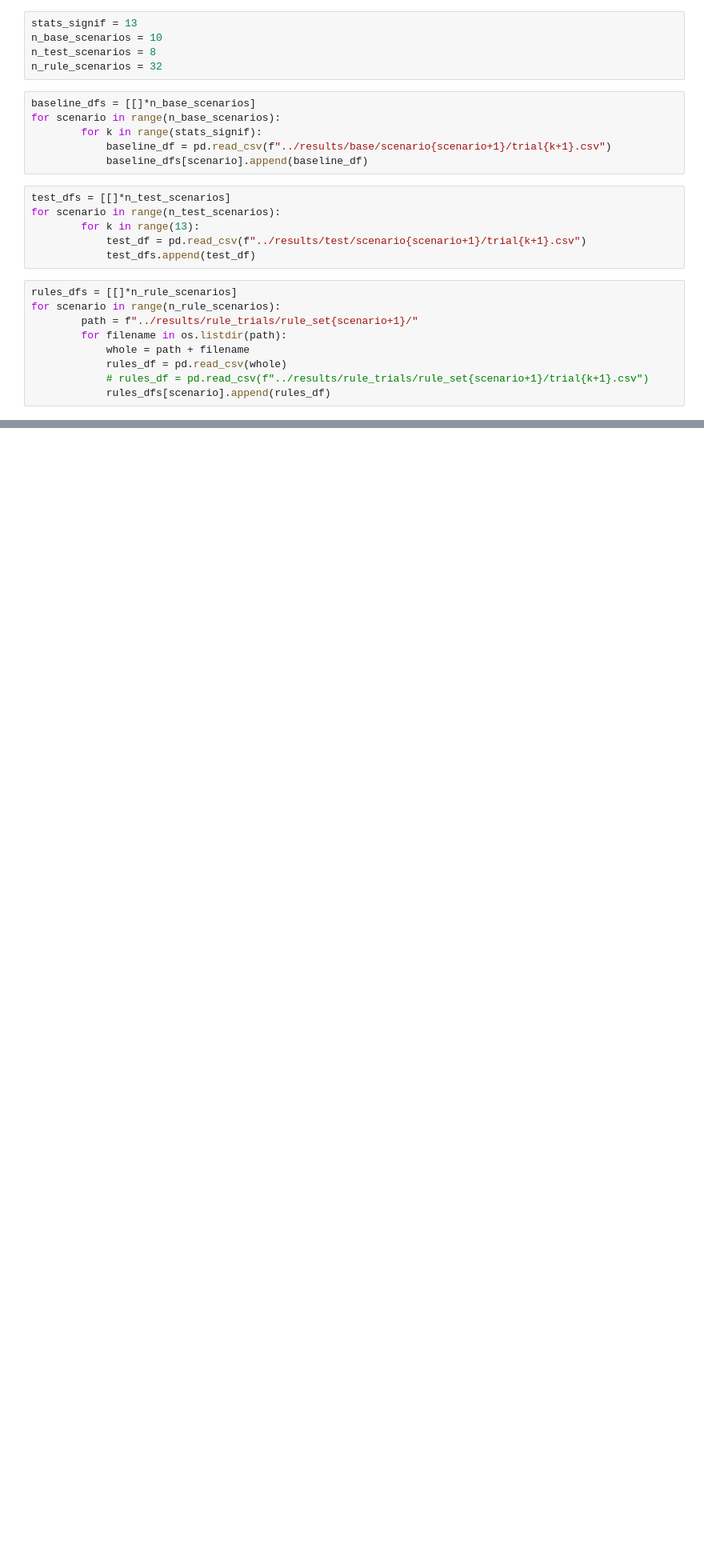
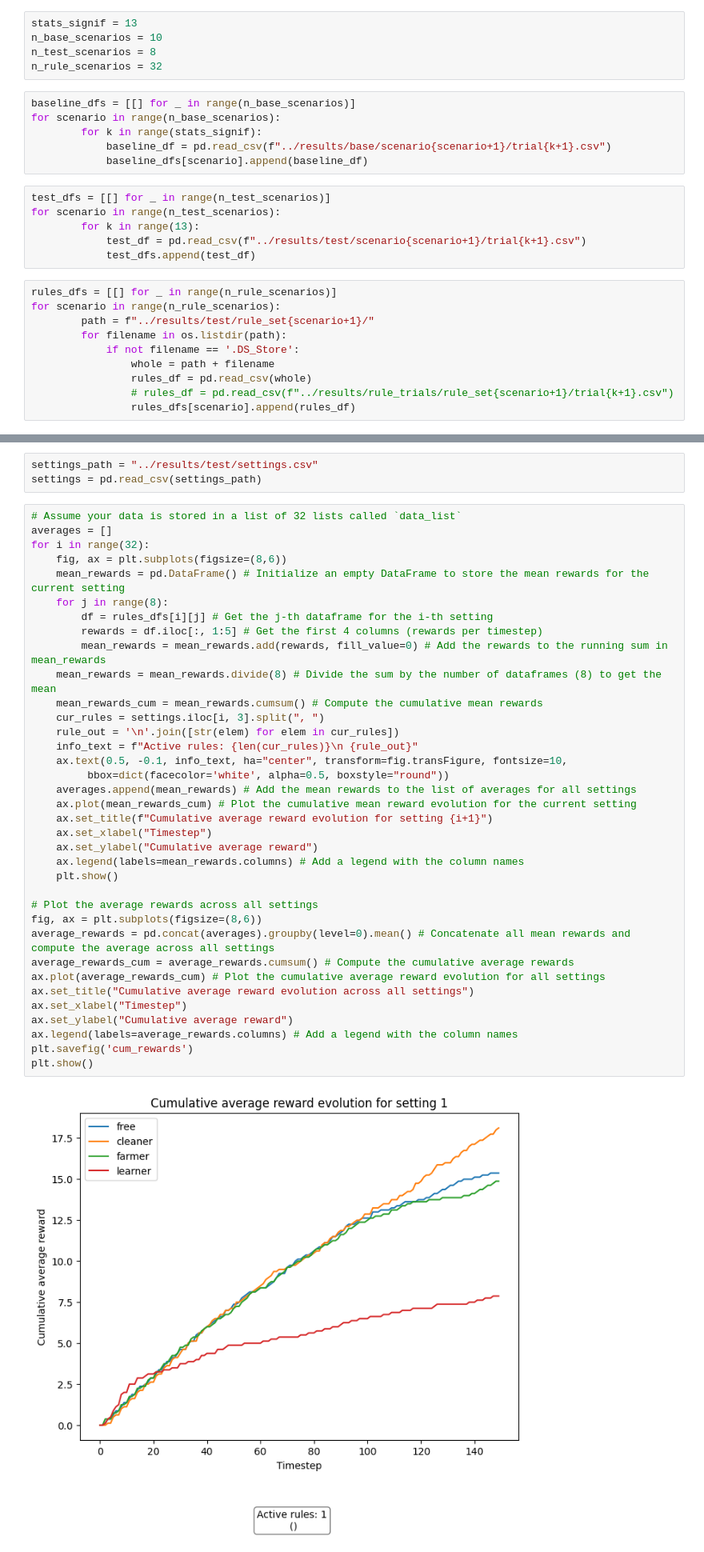
Before and after one commit to ninell-oldenburg/social-contracts, a Jupyter notebook: examples/eval_scripts/plots.ipynb, the cells around one changed output, grey strips where cells are left out. Shown at 80% size. Drawn from its saved outputs; the diff is of its cells as text; blank space fills up the shorter version.

```diff
--- a/examples/eval_scripts/plots.ipynb
+++ b/examples/eval_scripts/plots.ipynb
@@ -9,23 +9,24 @@ n_base_scenarios = 10
 n_test_scenarios = 8
 n_rule_scenarios = 32
 # %%
-baseline_dfs = [[]*n_base_scenarios]
+baseline_dfs = [[] for _ in range(n_base_scenarios)]
 for scenario in range(n_base_scenarios):
         for k in range(stats_signif):
             baseline_df = pd.read_csv(f"../results/base/scenario{scenario+1}/trial{k+1}.csv")
             baseline_dfs[scenario].append(baseline_df)
 # %%
-test_dfs = [[]*n_test_scenarios]
+test_dfs = [[] for _ in range(n_test_scenarios)]
 for scenario in range(n_test_scenarios):
         for k in range(13):
             test_df = pd.read_csv(f"../results/test/scenario{scenario+1}/trial{k+1}.csv")
             test_dfs.append(test_df)
 # %%
-rules_dfs = [[]*n_rule_scenarios]
+rules_dfs = [[] for _ in range(n_rule_scenarios)]
 for scenario in range(n_rule_scenarios):
-        path = f"../results/rule_trials/rule_set{scenario+1}/"
+        path = f"../results/test/rule_set{scenario+1}/"
         for filename in os.listdir(path):
-            whole = path + filename
-            rules_df = pd.read_csv(whole)
-            # rules_df = pd.read_csv(f"../results/rule_trials/rule_set{scenario+1}/trial{k+1}.csv")
-            rules_dfs[scenario].append(rules_df)
+            if not filename == '.DS_Store':
+                whole = path + filename
+                rules_df = pd.read_csv(whole)
+                # rules_df = pd.read_csv(f"../results/rule_trials/rule_set{scenario+1}/trial{k+1}.csv")
+                rules_dfs[scenario].append(rules_df)
@@ -31,0 +35,41 @@ for scenario in range(n_rule_scenarios):
+# %%
+settings_path = "../results/test/settings.csv"
+settings = pd.read_csv(settings_path)
+# %%
+# Assume your data is stored in a list of 32 lists called `data_list`
+averages = []
+for i in range(32):
+    fig, ax = plt.subplots(figsize=(8,6))
+    mean_rewards = pd.DataFrame() # Initialize an empty DataFrame to store the mean rewards for the current setting
+    for j in range(8):
+        df = rules_dfs[i][j] # Get the j-th dataframe for the i-th setting
+        rewards = df.iloc[:, 1:5] # Get the first 4 columns (rewards per timestep)
+        mean_rewards = mean_rewards.add(rewards, fill_value=0) # Add the rewards to the running sum in mean_rewards
+    mean_rewards = mean_rewards.divide(8) # Divide the sum by the number of dataframes (8) to get the mean
+    mean_rewards_cum = mean_rewards.cumsum() # Compute the cumulative mean rewards
+    cur_rules = settings.iloc[i, 3].split(", ")
+    rule_out = '\n'.join([str(elem) for elem in cur_rules])
+    info_text = f"Active rules: {len(cur_rules)}\n {rule_out}"
+    ax.text(0.5, -0.1, info_text, ha="center", transform=fig.transFigure, fontsize=10,
+         bbox=dict(facecolor='white', alpha=0.5, boxstyle="round"))
+    averages.append(mean_rewards) # Add the mean rewards to the list of averages for all settings
+    ax.plot(mean_rewards_cum) # Plot the cumulative mean reward evolution for the current setting
+    ax.set_title(f"Cumulative average reward evolution for setting {i+1}")
+    ax.set_xlabel("Timestep")
+    ax.set_ylabel("Cumulative average reward")
+    ax.legend(labels=mean_rewards.columns) # Add a legend with the column names
+    plt.show()
+
+# Plot the average rewards across all settings
+fig, ax = plt.subplots(figsize=(8,6))
+average_rewards = pd.concat(averages).groupby(level=0).mean() # Concatenate all mean rewards and compute the average across all settings
+average_rewards_cum = average_rewards.cumsum() # Compute the cumulative average rewards
+ax.plot(average_rewards_cum) # Plot the cumulative average reward evolution for all settings
+ax.set_title("Cumulative average reward evolution across all settings")
+ax.set_xlabel("Timestep")
+ax.set_ylabel("Cumulative average reward")
+ax.legend(labels=average_rewards.columns) # Add a legend with the column names
+plt.savefig('cum_rewards')
+plt.show()
+# %% [output]
+[figure, added]
```
Also changed, not shown: parts of 2 cells of this notebook, 5 other files.
